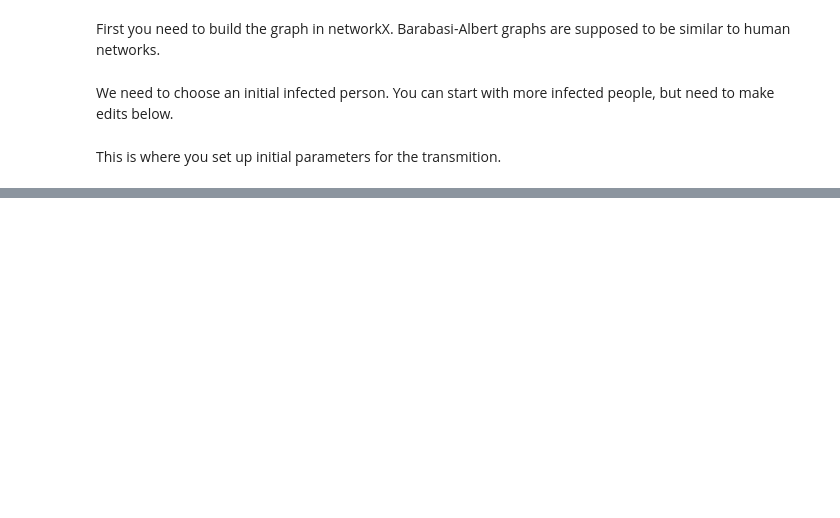
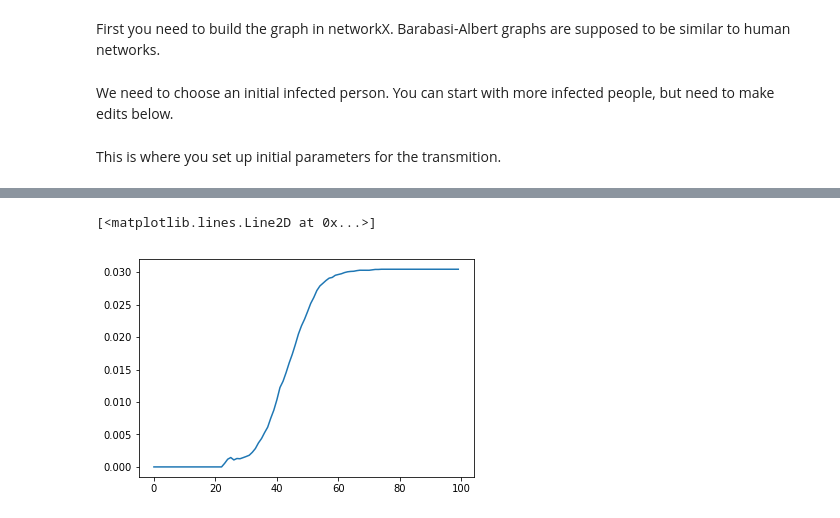
Before and after one commit to mkspillane/Infection, a Jupyter notebook: Infection.ipynb, the cells around one changed output, grey strips where cells are left out. Saved outputs shown, nothing was run; the diff lists cells and outputs as text; code cells hidden in the pictures; blank space fills up the shorter version.

```diff
--- a/Infection.ipynb
+++ b/Infection.ipynb
@@ -167,0 +222,5 @@ cured1 = cured
+# %%
+plt.plot(dead/infect)
+# %% [output]
+[<matplotlib.lines.Line2D at 0x...>]
+[figure, added]
```
Also changed, not shown: parts of 8 cells of this notebook, 2 other files.
